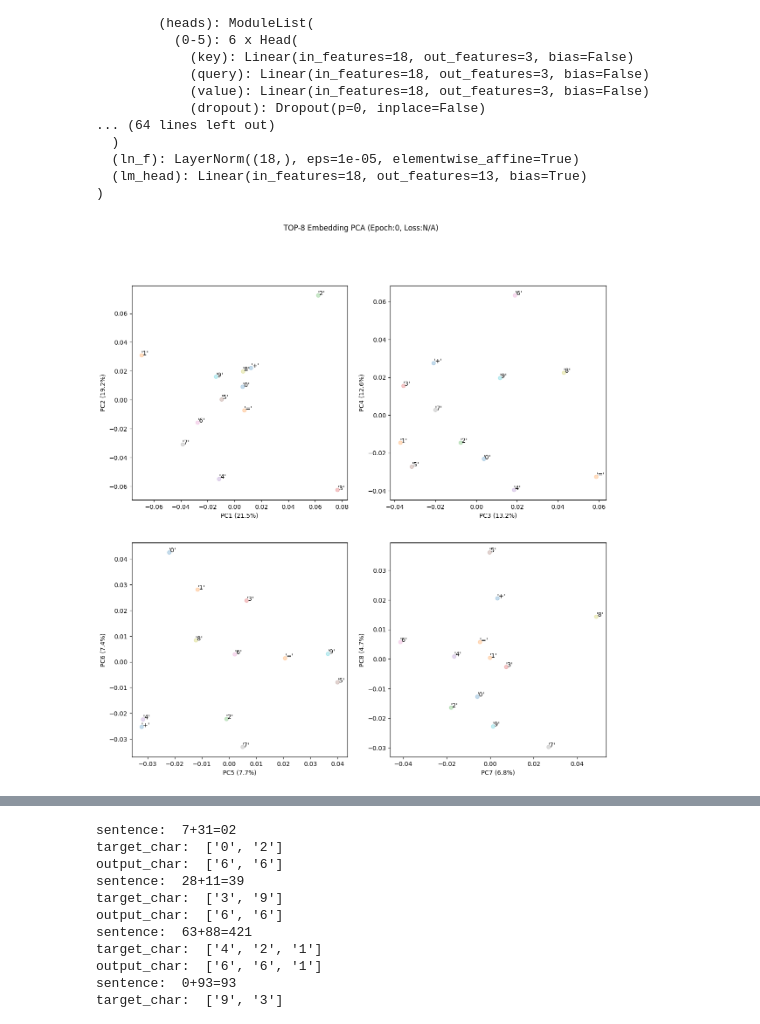
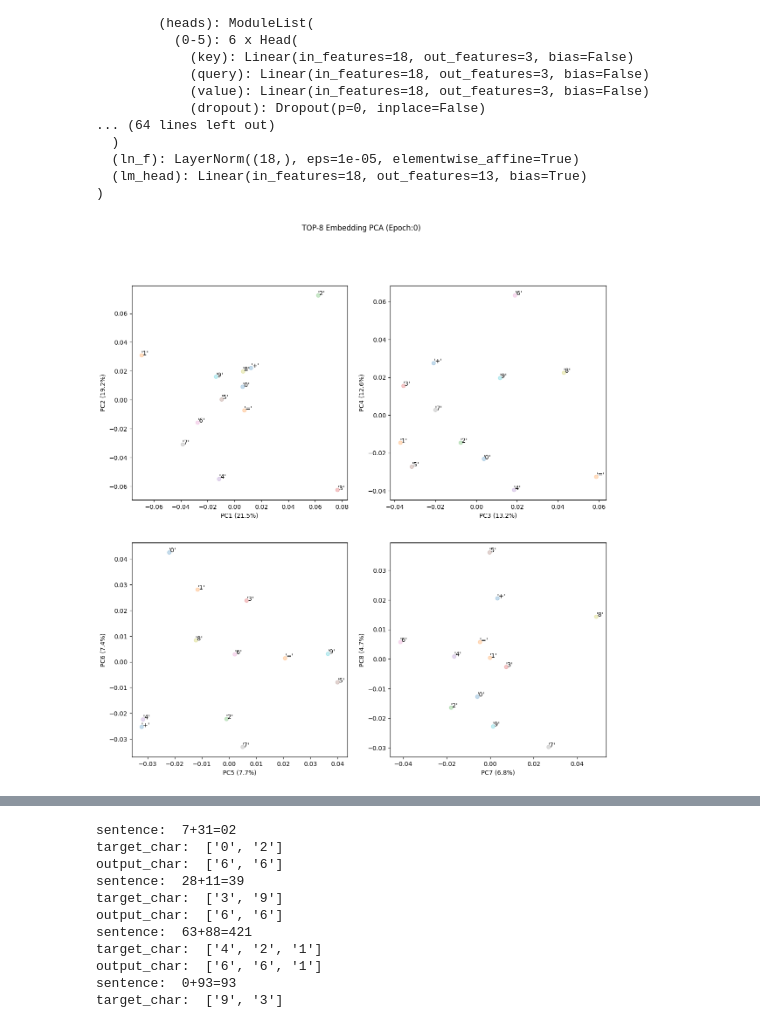
Before and after one commit to SewoongLee/why_number_embedding_is_sequential, a Jupyter notebook: transformer_for_calculation.ipynb, the cells around one changed output, grey strips where cells are left out. Drawn from its saved outputs; the diff is of its cells as text; code cells hidden in the pictures.

```diff
--- a/transformer_for_calculation.ipynb
+++ b/transformer_for_calculation.ipynb
@@ -12,14 +12,15 @@ OPERATOR = '+'
 NUM1_RANGE = (0,99)
 NUM2_RANGE = (0,99)
 
-COMPARE_RHS = True
+COMPARE_RHS = False
 SPACE_PADDING = False
 EQUATIONS_PER_SENTENCE = 1
+INIT_WEIGHTS = False
 
 TRAINING_SAMPLE_SIZE = 5000
 TEST_SAMPLE_SIZE = 100
-EPOCHS = 2
-LEARNING_RATE = 1e-3 #1e-3
+EPOCHS = 100
+LEARNING_RATE = 1e-3
 
 MAX_LEN = 16
 EMBED_SIZE = 18 #384 #256
@@ -200,7 +201,8 @@ class TransformerDecoderModel(nn.Module):
         self.ln_f = nn.LayerNorm(embed_size) # final layer norm
         self.lm_head = nn.Linear(embed_size, vocab_size)
 
-        self.apply(self._init_weights)
+        if INIT_WEIGHTS:
+            self.apply(self._init_weights)
 
     def _init_weights(self, module):
         if isinstance(module, nn.Linear):
@@ -285,17 +287,24 @@ def vis_pca(data, labels, title='', show=False):
         plt.savefig(f'emb_vis/pca_{time.strftime("%Y%m%d-%H%M%S")}.png', bbox_inches='tight')
         plt.close()
 # %%
-def vis_pca_in_epoch(epoch=0, loss='N/A'):
+def vis_pca_in_epoch(epoch=0, loss=None, accuracy=None):
     emb_func = model.token_embedding_table
 
     labels = pca_labels()
     emb_vecs = emb_func(torch.tensor([char_to_idx(token) for token in labels]).to(device))
 
-    vis_pca(emb_vecs, labels, title=f'TOP-8 Embedding PCA (Epoch:{epoch}, Loss:{loss})', show=True)
+    info = f'Epoch:{epoch}'
+
+    if loss is not None:
+        info += f', Loss:{loss:.2f}'
+    if accuracy is not None:
+        info += f', Accuracy:{accuracy:.4f}'
+
+    vis_pca(emb_vecs, labels, title=f'TOP-8 Embedding PCA ({info})', show=True)
 
 vis_pca_in_epoch()
 # %% [output]
-[figure, old version]
+[figure, new version]
 # %%
 # Train
 model.train()
```
Also changed, not shown: parts of 3 cells of this notebook.
